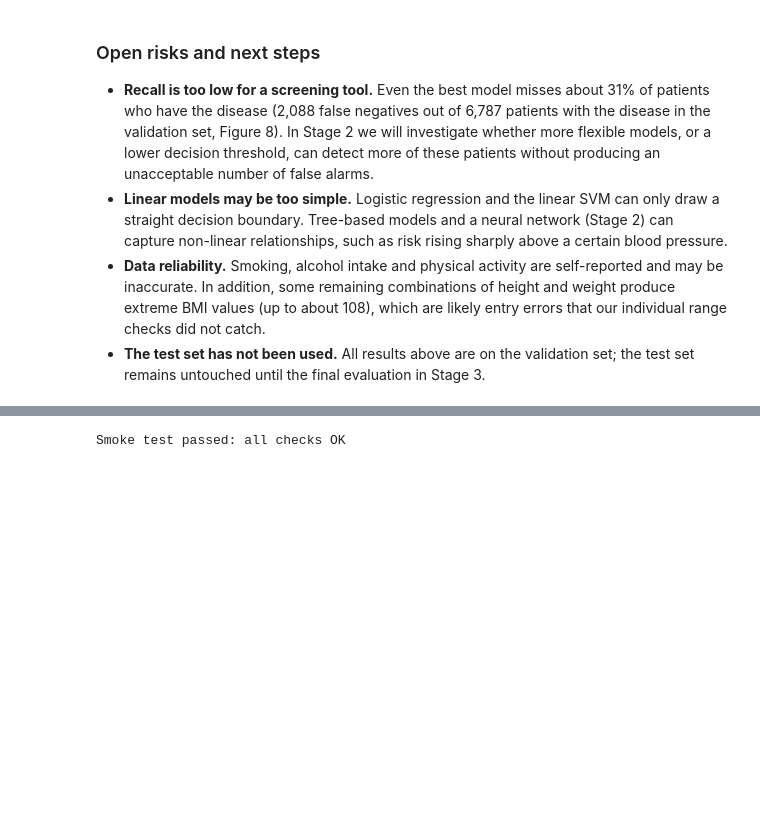
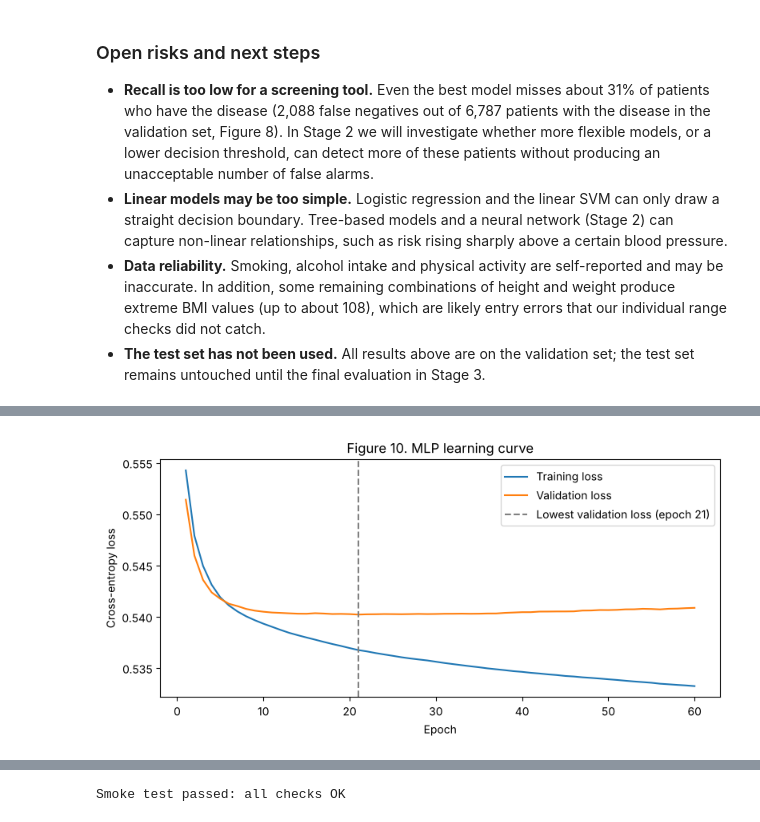
Before and after one commit to Kristina-Kojic/3000-AISE, a Jupyter notebook: DS3000_Project_Group01.ipynb, the cells around one changed output, grey strips where cells are left out. Drawn from its saved outputs; the diff is of its cells as text; code cells hidden in the pictures; blank space fills up the shorter version.

```diff
--- a/DS3000_Project_Group01.ipynb
+++ b/DS3000_Project_Group01.ipynb
@@ -964,0 +1114,31 @@ EDA findings in Section 3.5.
+# %%
+from sklearn.neural_network import MLPClassifier
+from sklearn.metrics import log_loss
+
+mlp_curve = MLPClassifier(hidden_layer_sizes=(32, 16), random_state=SEED)
+train_losses, val_losses = [], []
+n_epochs = 60
+
+for epoch in range(n_epochs):
+    mlp_curve.partial_fit(X_train_scaled, y_train, classes=[0, 1])   # one pass over the training data
+    train_losses.append(log_loss(y_train, mlp_curve.predict_proba(X_train_scaled)))
+    val_losses.append(log_loss(y_val, mlp_curve.predict_proba(X_val_scaled)))
+
+best_epoch = int(np.argmin(val_losses)) + 1
+
+plt.figure(figsize=(8, 4))
+plt.plot(range(1, n_epochs + 1), train_losses, label="Training loss")
+plt.plot(range(1, n_epochs + 1), val_losses, label="Validation loss")
+plt.axvline(best_epoch, color="grey", linestyle="--", label=f"Lowest validation loss (epoch {best_epoch})")
+plt.xlabel("Epoch")
+plt.ylabel("Cross-entropy loss")
+plt.title("Figure 10. MLP learning curve")
+plt.legend()
+plt.tight_layout()
+plt.show()
+
+print("Lowest validation loss at epoch:", best_epoch)
+print("Final training loss:  ", round(train_losses[-1], 4))
+print("Final validation loss:", round(val_losses[-1], 4))
+# %% [output]
+[figure, added]
```
Also changed, not shown: parts of 36 cells of this notebook.
